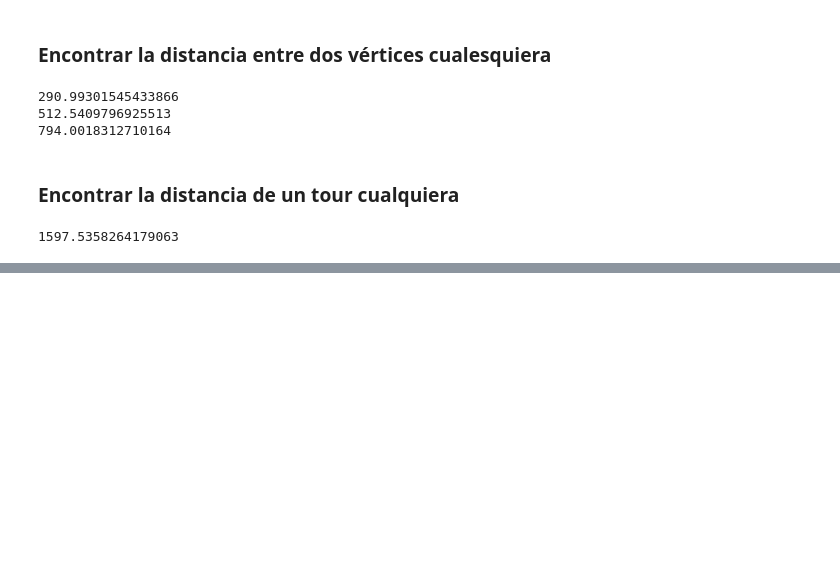
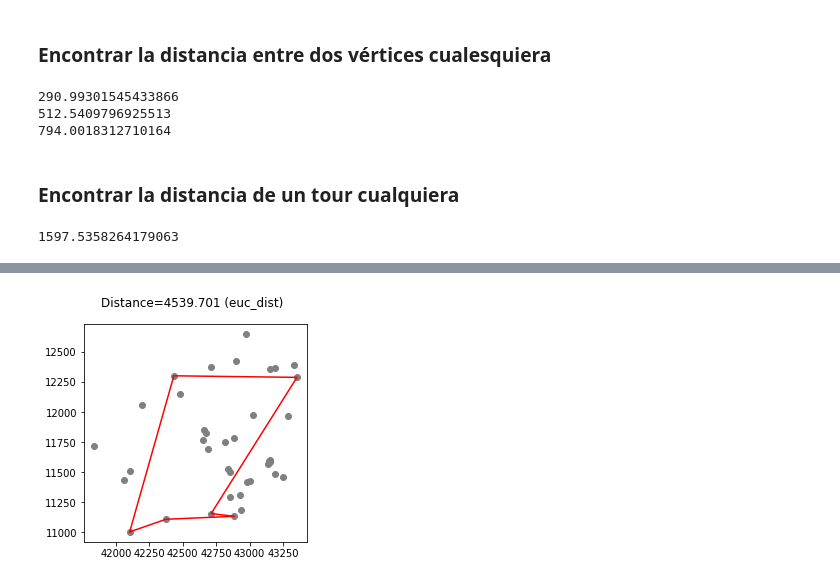
Before and after one commit to UABCENS-CE/tsp, a Jupyter notebook: Quick Start.ipynb, the cells around one changed output, grey strips where cells are left out. Drawn from its saved outputs; the diff is of its cells as text; code cells hidden in the pictures; blank space fills up the shorter version.

```diff
--- a/Quick Start.ipynb
+++ b/Quick Start.ipynb
@@ -88,0 +102,5 @@ print(O.evaluate_tour(['1','2','3']))
+# %%
+#Dibujar con un tour
+tspplot.plot_tsp(O,tour=['1','2','3','4','31','32'], figsize=(4,4))
+# %% [output]
+[figure, added]
```
Also changed, not shown: parts of 5 cells of this notebook, 3 other files.
